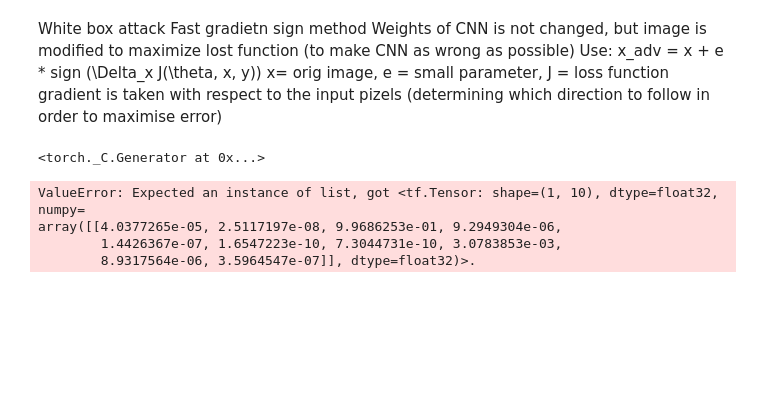
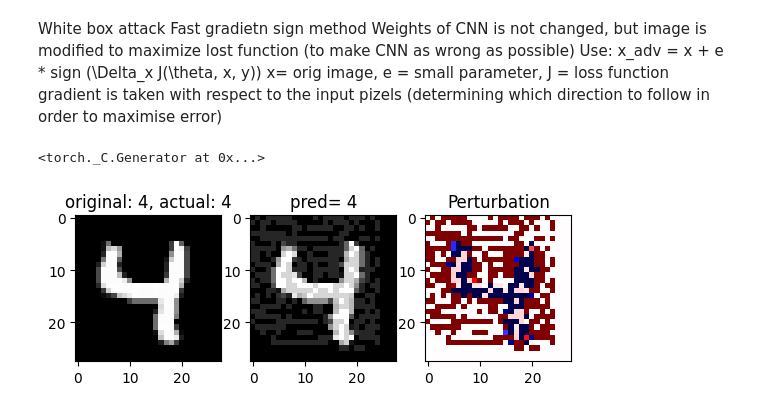
Before and after one commit to CleosCleopatra/Comp-AI, a Jupyter notebook: Assignment4.ipynb, the cells around one changed output. Drawn from its saved outputs; the diff is of its cells as text; code cells hidden in the pictures; blank space fills up the shorter version.

```diff
--- a/Assignment4.ipynb
+++ b/Assignment4.ipynb
@@ -214,8 +231,6 @@ def boundary_attack(ci_image, target_image, model, ci_predicted, n, max_step = 5
                 best_pred = predicted
                 best_step = step
                 best_n = n
-
-            n = min (int(max(n_min, n * 1.1)), n_max)
 
         else:
             n = max(n_min, n//2)
@@ -263,7 +278,7 @@ for i in range(images_num):
 
     plt.figure()
     plt.subplot(1,2,1)
-    plt.imshow(x_test_extra[ci], cmap="gray")
+    plt.imshow(x_test_extra[ci][..., 0], cmap="gray")
     plt.title(f"Original: predicted = {ci_predicted}")
     plt.subplot(1,2,2)
     plt.imshow(best_image[..., 0], cmap = "gray")
@@ -318,41 +333,40 @@ image = tf.convert_to_tensor(image, dtype=tf.float32)
 loss_func = tf.keras.losses.SparseCategoricalCrossentropy()
 
 def attack(actual, model, image, epsilon):
+    tensor_image = tf.convert_to_tensor(image, dtype=tf.float32)
 
     with tf.GradientTape() as tape:
-        tape.watch(image)
-        prob = model(image, training=False)
-        loss = loss_func([actual], prob)
+        tape.watch(tensor_image)
+        prob = model(tensor_image, training=False)
+        y_true = tf.convert_to_tensor([int(actual)], dtype=tf.int32)
+        loss = loss_func(y_true, prob)
 
-    gradient = tape.gradient(loss, image)
+    gradient = tape.gradient(loss, tensor_image)
     sign_grad = tf.sign(gradient)
     #x_{adv} = x + epsilon * sign(grad)
     x_adv = tf.clip_by_value(image + epsilon * sign_grad, 0, 1)
 
     return x_adv
 
 epsilon = 0.15
 
 x_adv = attack(actual, model, image, epsilon)
 pred_adv, probs_adv = predict_tens(model, x_adv)
 
 
 plt.figure()
 
 plt.subplot(1,3,1)
 plt.imshow(image[0, ..., 0], cmap="gray")
 plt.title(f"original: {pred}, actual: {actual}")
 
 plt.subplot(1,3,2)
 plt.imshow(x_adv[0, ..., 0], cmap="gray")
 plt.title(f"pred= {pred_adv}")
 
 plt.subplot(1,3,3)
 plt.imshow((x_adv - image)[0, ..., 0], cmap = "seismic")
 plt.title("Perturbation")
 plt.show()
 # %% [output]
-ValueError: Expected an instance of list, got <tf.Tensor: shape=(1, 10), dtype=float32, numpy=
-array([[4.0377265e-05, 2.5117197e-08, 9.9686253e-01, 9.2949304e-06,
-        1.4426367e-07, 1.6547223e-10, 7.3044731e-10, 3.0783853e-03,
-        8.9317564e-06, 3.5964547e-07]], dtype=float32)>.
+[figure, added]
```
Also changed, not shown: parts of 4 cells of this notebook, 4 other files.
